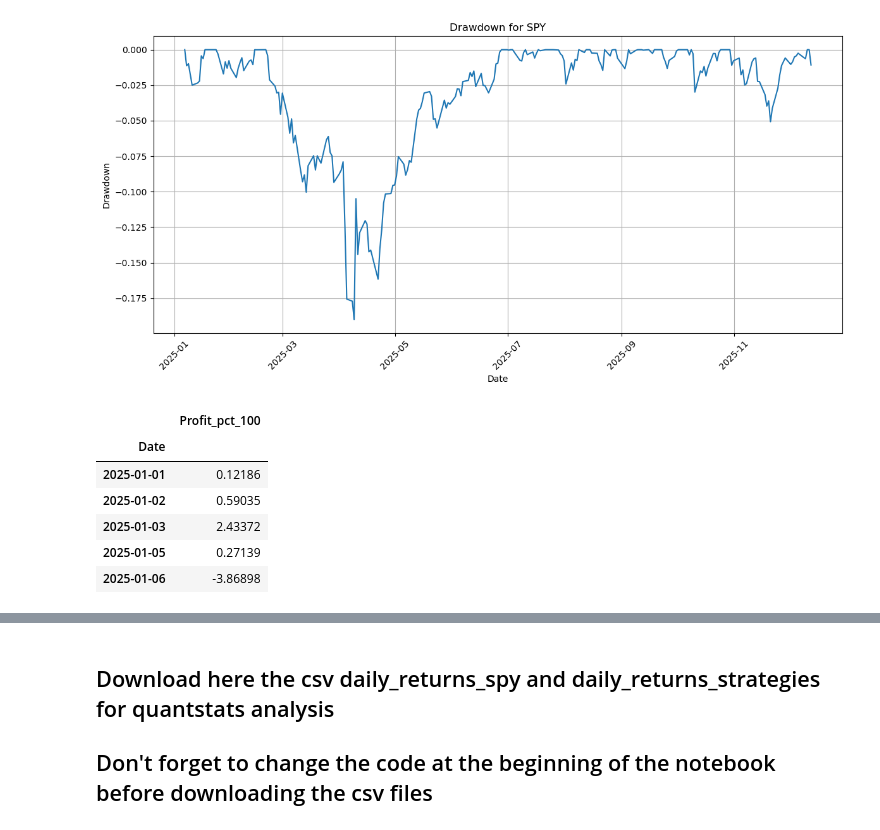
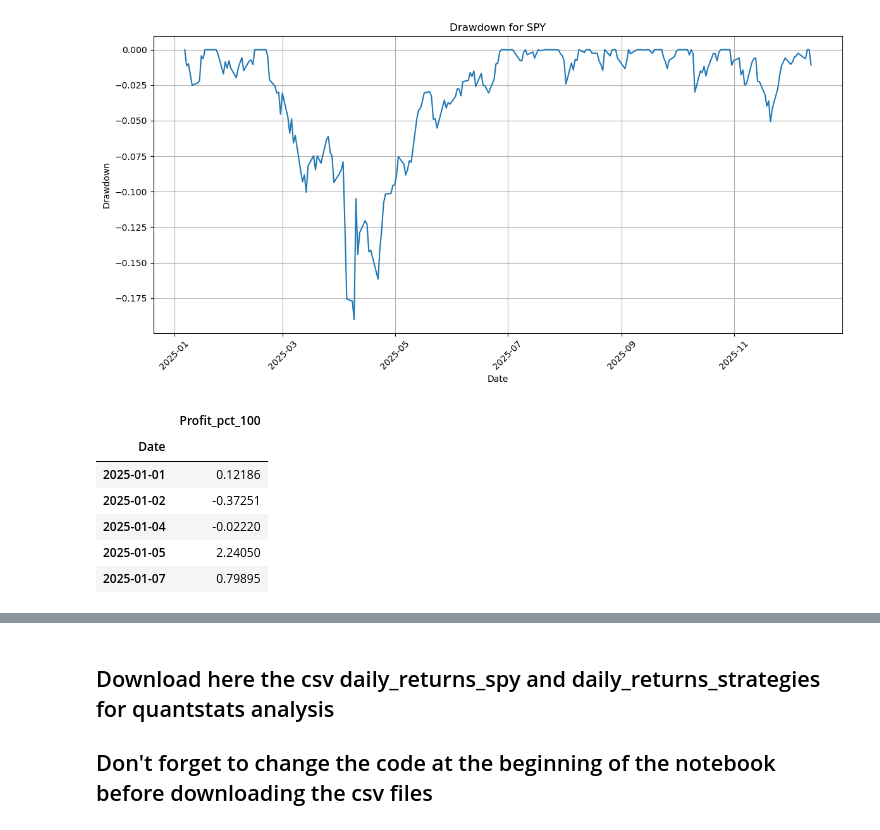
Before and after one commit to scimmione1/prop_trading_results_from_2023, a Jupyter notebook: 01_Prop_Trading_Accounts_complete_analysis_.ipynb, the cells around one changed output, grey strips where cells are left out. Saved outputs shown, nothing was run; the diff lists cells and outputs as text; code cells hidden in the pictures.

```diff
--- a/01_Prop_Trading_Accounts_complete_analysis_.ipynb
+++ b/01_Prop_Trading_Accounts_complete_analysis_.ipynb
@@ -2052,29 +2052,23 @@ plt.tight_layout()
 plt.show()
 # %% [output]
 [figure]
-# %%
-# 3
-daily_returns_strategies = df_total_strategies_sorted.groupby(['Month', 'Year', 'Day']).agg({'Profit_pct_100': 'sum'}).reset_index()
-
-# Ordina per data (opzionale, ma utile per il plot)
-daily_returns_strategies = daily_returns_strategies.sort_values(['Year', 'Month', 'Day'])
-
-# Crea una colonna data per l'asse x
-daily_returns_strategies['Date'] = pd.to_datetime(daily_returns_strategies[['Year', 'Month', 'Day']])
-
-# drop Month	Year	Day
-daily_returns_strategies = daily_returns_strategies.drop(columns=['Month', 'Year', 'Day'])
-
-# set index to Date
-daily_returns_strategies = daily_returns_strategies.set_index('Date')
-
-daily_returns_strategies.head()
-# %% [output]
-|  | Profit_pct_100 |
-| Date |  |
-| 2025-01-01 | 0.12186 |
-| 2025-01-02 | 0.59035 |
-| 2025-01-03 | 2.43372 |
-| 2025-01-05 | 0.27139 |
-| 2025-01-06 | -3.86898 |
+# %%
+# Use the already aggregated daily data from cell 125
+daily_returns_strategies = df_total_strategies_daily[['Date', 'Daily_Return_pct']].copy()
+
+# set index to Date
+daily_returns_strategies = daily_returns_strategies.set_index('Date')
+
+# rename column
+daily_returns_strategies.columns = ['Profit_pct_100']
+
+daily_returns_strategies.head()
+# %% [output]
+|  | Profit_pct_100 |
+| Date |  |
+| 2025-01-01 | 0.12186 |
+| 2025-01-02 | -0.37251 |
+| 2025-01-04 | -0.02220 |
+| 2025-01-05 | 2.24050 |
+| 2025-01-07 | 0.79895 |
 # %%
```
Also changed, not shown: parts of 4 cells of this notebook.
